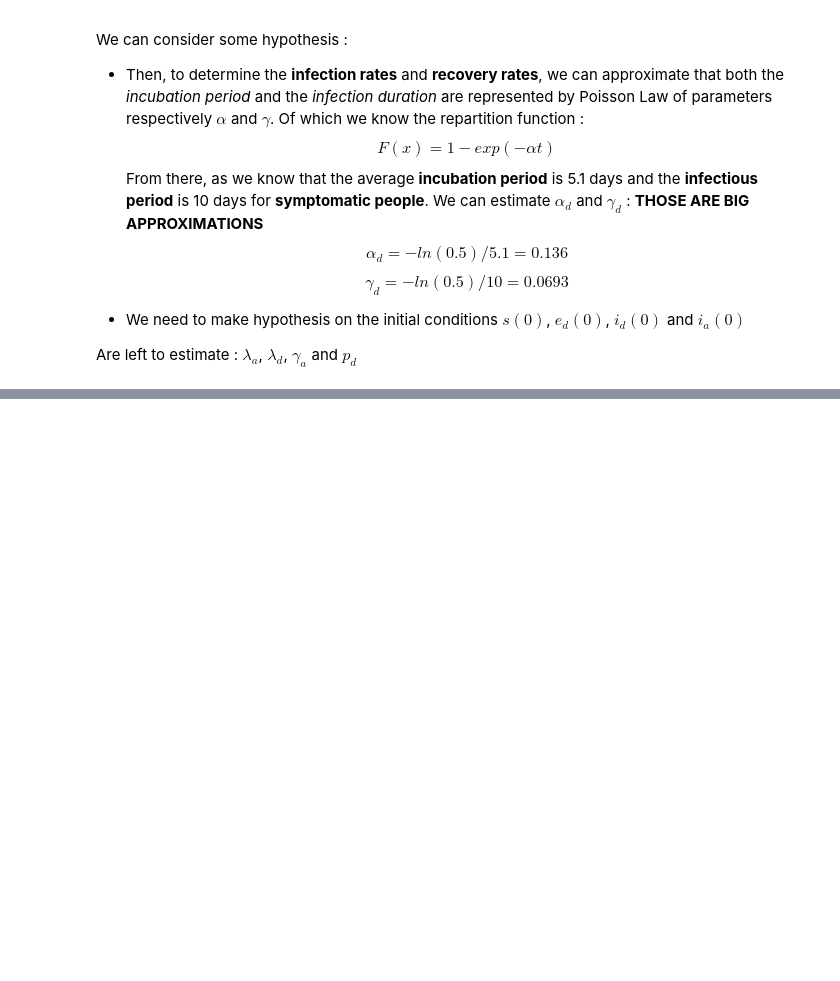
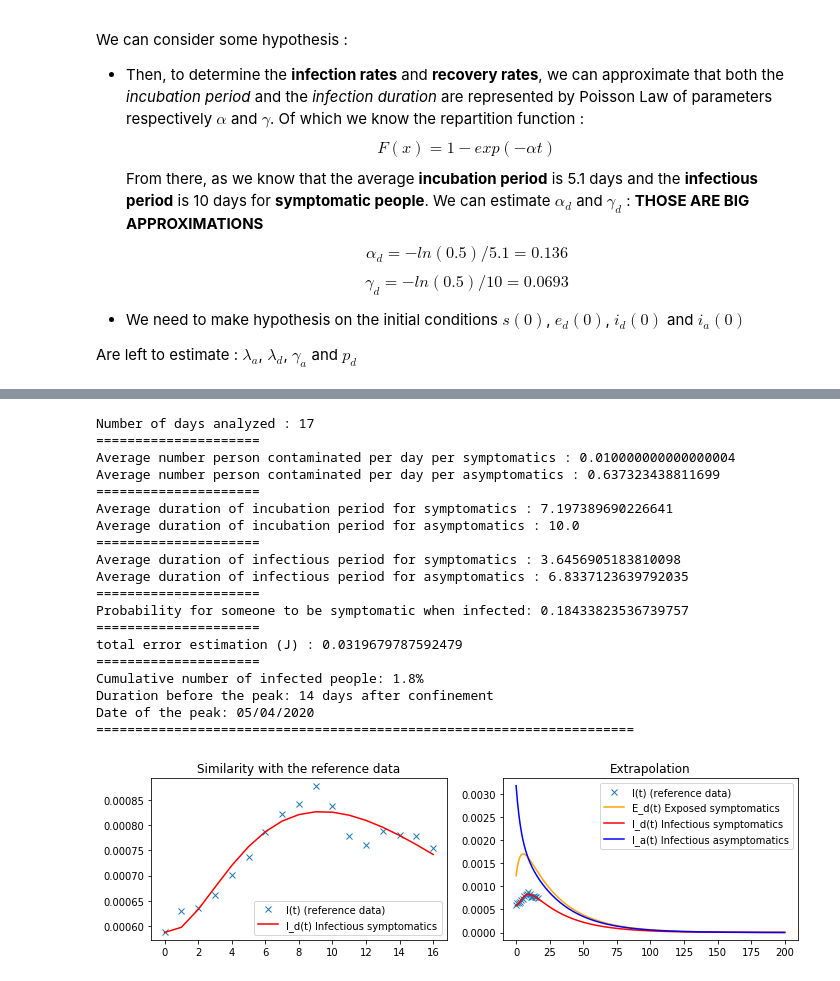
Before and after one commit to VirgileF/corona_models, a Jupyter notebook: Corona_analysis_G.ipynb, the cells around one changed output, grey strips where cells are left out. Cells and saved outputs as stored; diff of their text form; code cells hidden in the pictures; blank space fills up the shorter version.

```diff
--- a/Corona_analysis_G.ipynb
+++ b/Corona_analysis_G.ipynb
@@ -497,0 +578,26 @@ def analyze_country_SEIA(country, province_list=[], delay_days=10):
+# %%
+delay_days = 5
+country = 'Germany'
+province_list = []
+analyze_country_SEIA(country, province_list, delay_days)
+# %% [output]
+Number of days analyzed : 17
+=====================
+Average number person contaminated per day per symptomatics : 0.010000000000000004
+Average number person contaminated per day per asymptomatics : 0.637323438811699
+=====================
+Average duration of incubation period for symptomatics : 7.197389690226641
+Average duration of incubation period for asymptomatics : 10.0
+=====================
+Average duration of infectious period for symptomatics : 3.6456905183810098
+Average duration of infectious period for asymptomatics : 6.8337123639792035
+=====================
+Probability for someone to be symptomatic when infected: 0.18433823536739757
+=====================
+total error estimation (J) : 0.0319679787592479
+=====================
+Cumulative number of infected people: 1.8%
+Duration before the peak: 14 days after confinement
+Date of the peak: 05/04/2020
+=====================================================================
+[figure, added]
```
Also changed, not shown: parts of 7 cells of this notebook, 1 other file.
